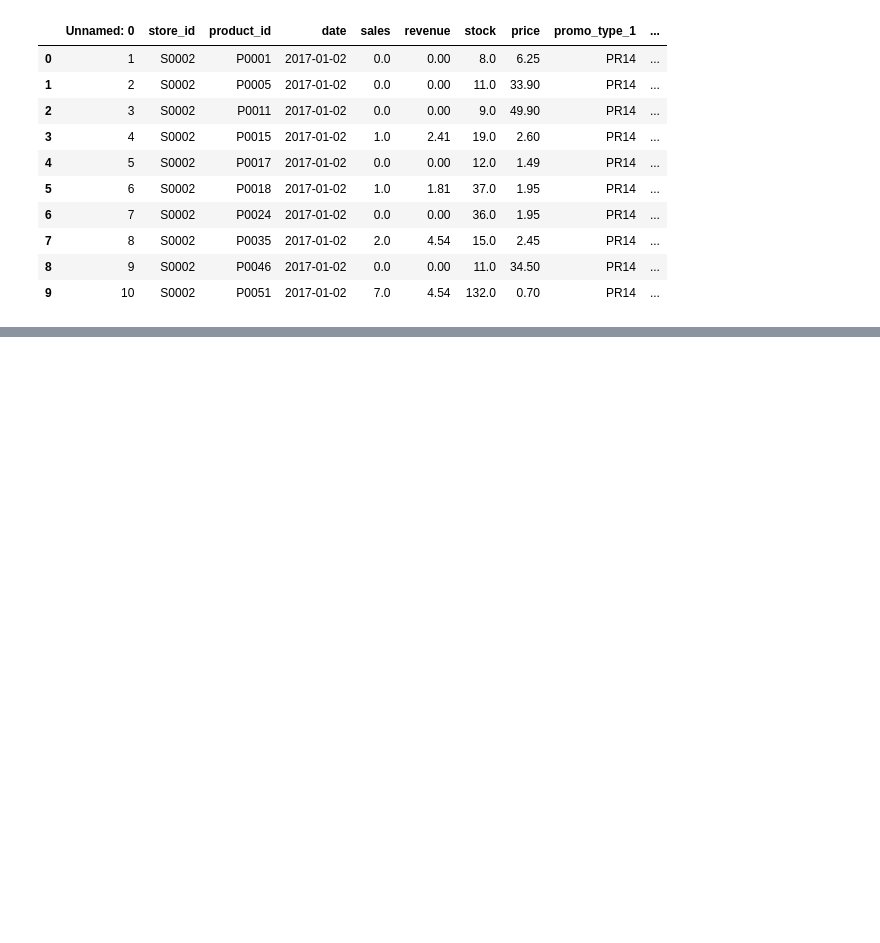
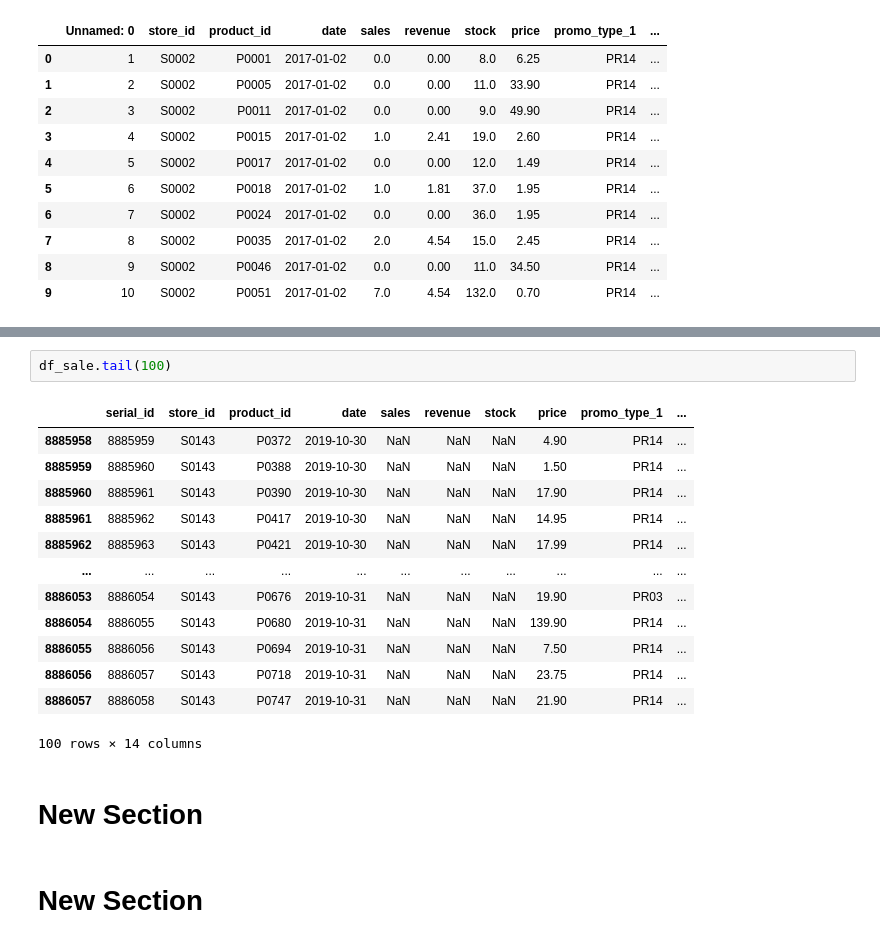
Before and after one commit to Covic/P2ISLA_2023_G_AnDaVa, a Jupyter notebook: sandbox/covic.ipynb, the cells around one changed output, grey strips where cells are left out. Drawn from its saved outputs; the diff is of its cells as text; blank space fills up the shorter version.

```diff
--- a/sandbox/covic.ipynb
+++ b/sandbox/covic.ipynb
@@ -69,0 +182,20 @@ df_sale.head(10)
+# %%
+df_sale.tail(100)
+# %% [output]
+|  | serial_id | store_id | product_id | date | sales | revenue | stock | price | promo_type_1 | ... |
+| 8885958 | 8885959 | S0143 | P0372 | 2019-10-30 | NaN | NaN | NaN | 4.90 | PR14 | ... |
+| 8885959 | 8885960 | S0143 | P0388 | 2019-10-30 | NaN | NaN | NaN | 1.50 | PR14 | ... |
+| 8885960 | 8885961 | S0143 | P0390 | 2019-10-30 | NaN | NaN | NaN | 17.90 | PR14 | ... |
+| 8885961 | 8885962 | S0143 | P0417 | 2019-10-30 | NaN | NaN | NaN | 14.95 | PR14 | ... |
+| 8885962 | 8885963 | S0143 | P0421 | 2019-10-30 | NaN | NaN | NaN | 17.99 | PR14 | ... |
+| ... | ... | ... | ... | ... | ... | ... | ... | ... | ... | ... |
+| 8886053 | 8886054 | S0143 | P0676 | 2019-10-31 | NaN | NaN | NaN | 19.90 | PR03 | ... |
+| 8886054 | 8886055 | S0143 | P0680 | 2019-10-31 | NaN | NaN | NaN | 139.90 | PR14 | ... |
+| 8886055 | 8886056 | S0143 | P0694 | 2019-10-31 | NaN | NaN | NaN | 7.50 | PR14 | ... |
+| 8886056 | 8886057 | S0143 | P0718 | 2019-10-31 | NaN | NaN | NaN | 23.75 | PR14 | ... |
+| 8886057 | 8886058 | S0143 | P0747 | 2019-10-31 | NaN | NaN | NaN | 21.90 | PR14 | ... |
+100 rows × 14 columns
+# %% [markdown]
+# New Section
+# %% [markdown]
+# New Section
```
Also changed, not shown: parts of 8 cells of this notebook.
